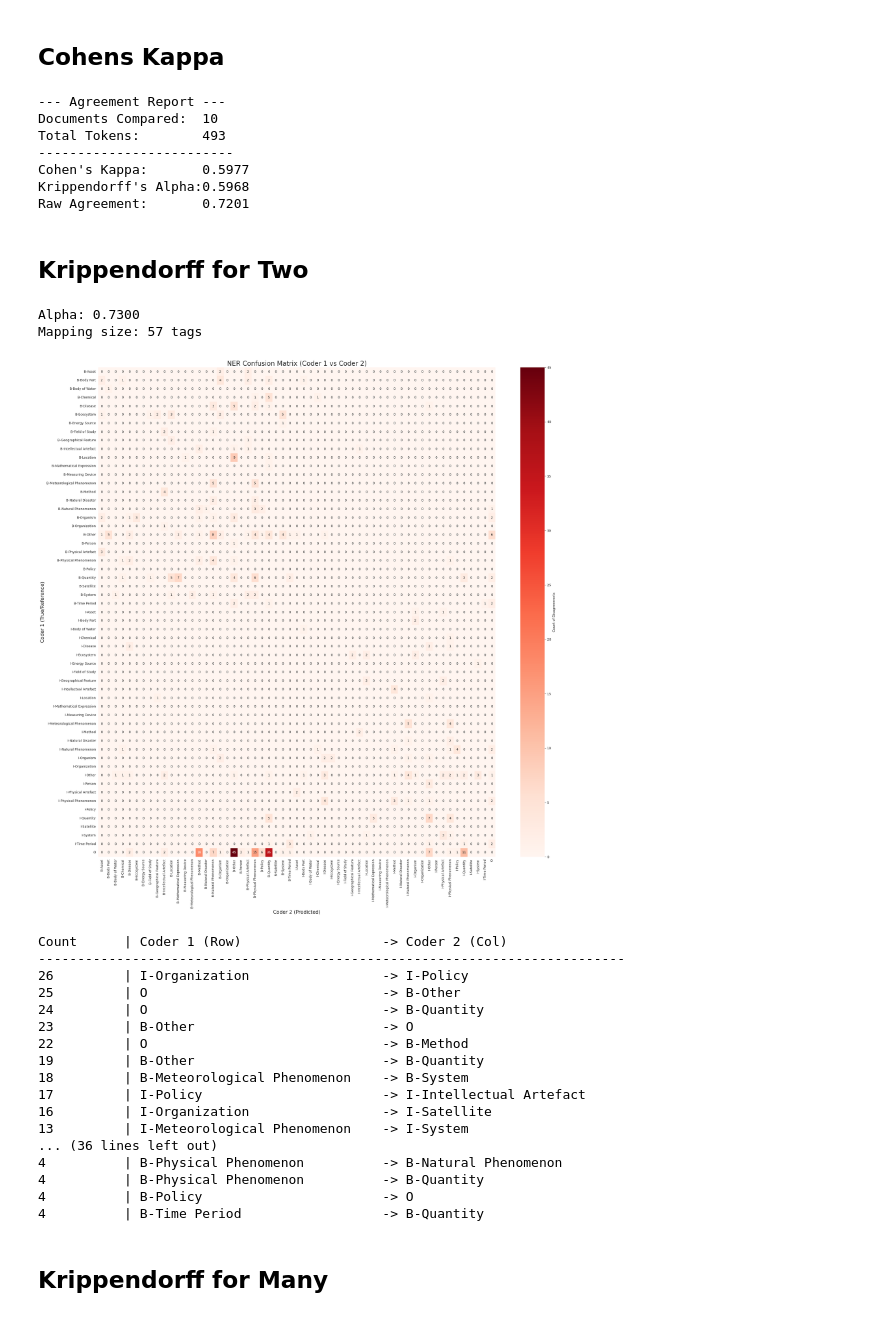
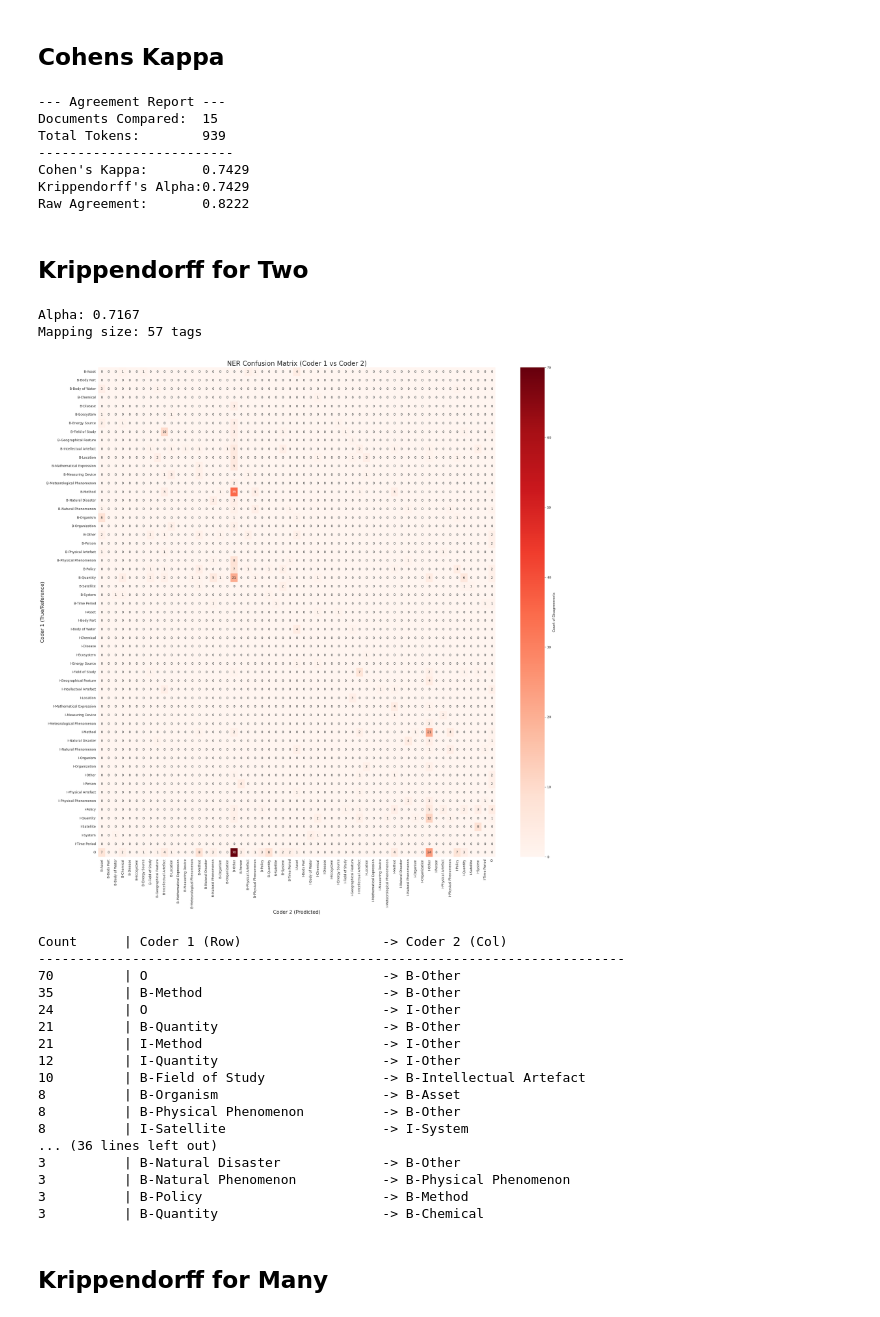
Before and after one commit to P0L3/CliReNER, a Jupyter notebook: annotator_stats.ipynb, the cells around one changed output. Cells and saved outputs as stored; diff of their text form; code cells hidden in the pictures.

Commit message:
Minor edits on dataset statistics visualizations

```diff
--- a/annotator_stats.ipynb
+++ b/annotator_stats.ipynb
@@ -462,17 +462,17 @@ data_referent = list({d['id']: d for d in data_referent}.values())
 ANNOTATOR_DIR = "/home/p0l3/RAD/DROP/CLIRENER/ANNOTATORS/"
 "/home/p0l3/RAD/DROP/CLIRENER/ANNOTATORS/5/"
 data_0 = convert_to_token_spans(cwed4eta_process_json_file(ANNOTATOR_DIR + "0/" + "OG.json"))
-data_1 = convert_to_token_spans(cwed4eta_process_json_file(ANNOTATOR_DIR + "1/" + "G3_12126.json", [5]))
+data_1 = convert_to_token_spans(cwed4eta_process_json_file(ANNOTATOR_DIR + "1/" + "G3_16126.json", [1, 5]))
 data_2 = convert_to_token_spans(cwed4eta_process_json_file(ANNOTATOR_DIR + "2/" + "G4_14126.json", [1, 6]))
-data_3 = None
+data_3 = convert_to_token_spans(cwed4eta_process_json_file(ANNOTATOR_DIR + "3/" + "G4_16126.json", [1, 7]))
 data_4 = convert_to_token_spans(cwed4eta_process_json_file(ANNOTATOR_DIR + "4/" + "G2_7126.json", [8]))
 data_5 = convert_to_token_spans(process_directory_of_json_files("RESULTS/ANNOTATORS/5/", [9]))
-data_6 = convert_to_token_spans(cwed4eta_process_json_file(ANNOTATOR_DIR + "6/" + "G1_12126.json", [13]))
+data_6 = convert_to_token_spans(cwed4eta_process_json_file(ANNOTATOR_DIR + "6/" + "G1_15126.json", [13]))
 data_7 = None
 data_8 = convert_to_token_spans(cwed4eta_process_json_file(ANNOTATOR_DIR + "8/" + "G6_7126.json", [12]))
 data_9 = None
 data_10 = None
-data_11 = convert_to_token_spans(cwed4eta_process_json_file(ANNOTATOR_DIR + "11/" + "G5_12126.json", [1, 14]))
+data_11 = convert_to_token_spans(cwed4eta_process_json_file(ANNOTATOR_DIR + "11/" + "G5_16126.json", [1, 14]))
 data_12 = None
 
 ##
@@ -845,52 +845,52 @@ def calculate_agreement_nltk(data_0, data_1, label_map=None):
 # --- usage example ---
 # Assuming data_0 and data_1 are already loaded lists of your dictionaries
 
-task = calculate_agreement_nltk(data_6, data_8)
+task = calculate_agreement_nltk(data_0, data_1)
 # %% [output]
 --- Agreement Report ---
-Documents Compared:  10
-Total Tokens:        493
+Documents Compared:  15
+Total Tokens:        939
 -------------------------
-Cohen's Kappa:       0.5977
-Krippendorff's Alpha:0.5968
-Raw Agreement:       0.7201
+Cohen's Kappa:       0.7429
+Krippendorff's Alpha:0.7429
+Raw Agreement:       0.8222
 # %% [markdown]
 ## Krippendorff for Two
 # %%
 # 1. Run calculation
-alpha, count, cm, mapping = calculate_ner_agreement(data_0, data_2)
+alpha, count, cm, mapping = calculate_ner_agreement(data_0, data_6)
 
 # 2. Print results
 print(f"Alpha: {alpha:.4f}")
 print(f"Mapping size: {len(mapping)} tags")
 
 # 3. Plot (using the plot function provided previously)
 if cm is not None:
     plot_ner_confusion_matrix(cm, mapping, hide_diagonal=True)
 # %% [output]
-Alpha: 0.7300
+Alpha: 0.7167
 Mapping size: 57 tags
-[figure, old version]
+[figure, new version]
 # %%
 print_top_confusions(cm, mapping, top_n=50)
 # %% [output]
 Count      | Coder 1 (Row)                  -> Coder 2 (Col)
 ---------------------------------------------------------------------------
-26         | I-Organization                 -> I-Policy
-25         | O                              -> B-Other
-24         | O                              -> B-Quantity
-23         | B-Other                        -> O
-22         | O                              -> B-Method
-19         | B-Other                        -> B-Quantity
-18         | B-Meteorological Phenomenon    -> B-System
-17         | I-Policy                       -> I-Intellectual Artefact
-16         | I-Organization                 -> I-Satellite
-13         | I-Meteorological Phenomenon    -> I-System
+70         | O                              -> B-Other
+35         | B-Method                       -> B-Other
+24         | O                              -> I-Other
+21         | B-Quantity                     -> B-Other
+21         | I-Method                       -> I-Other
+12         | I-Quantity                     -> I-Other
+10         | B-Field of Study               -> B-Intellectual Artefact
+8          | B-Organism                     -> B-Asset
+8          | B-Physical Phenomenon          -> B-Other
+8          | I-Satellite                    -> I-System
 ... (36 lines left out)
-4          | B-Physical Phenomenon          -> B-Natural Phenomenon
-4          | B-Physical Phenomenon          -> B-Quantity
-4          | B-Policy                       -> O
-4          | B-Time Period                  -> B-Quantity
+3          | B-Natural Disaster             -> B-Other
+3          | B-Natural Phenomenon           -> B-Physical Phenomenon
+3          | B-Policy                       -> B-Method
+3          | B-Quantity                     -> B-Chemical
 # %% [markdown]
 ## Krippendorff for Many
 # %%
```
Also changed, not shown: parts of 5 cells of this notebook, 5 other files.
